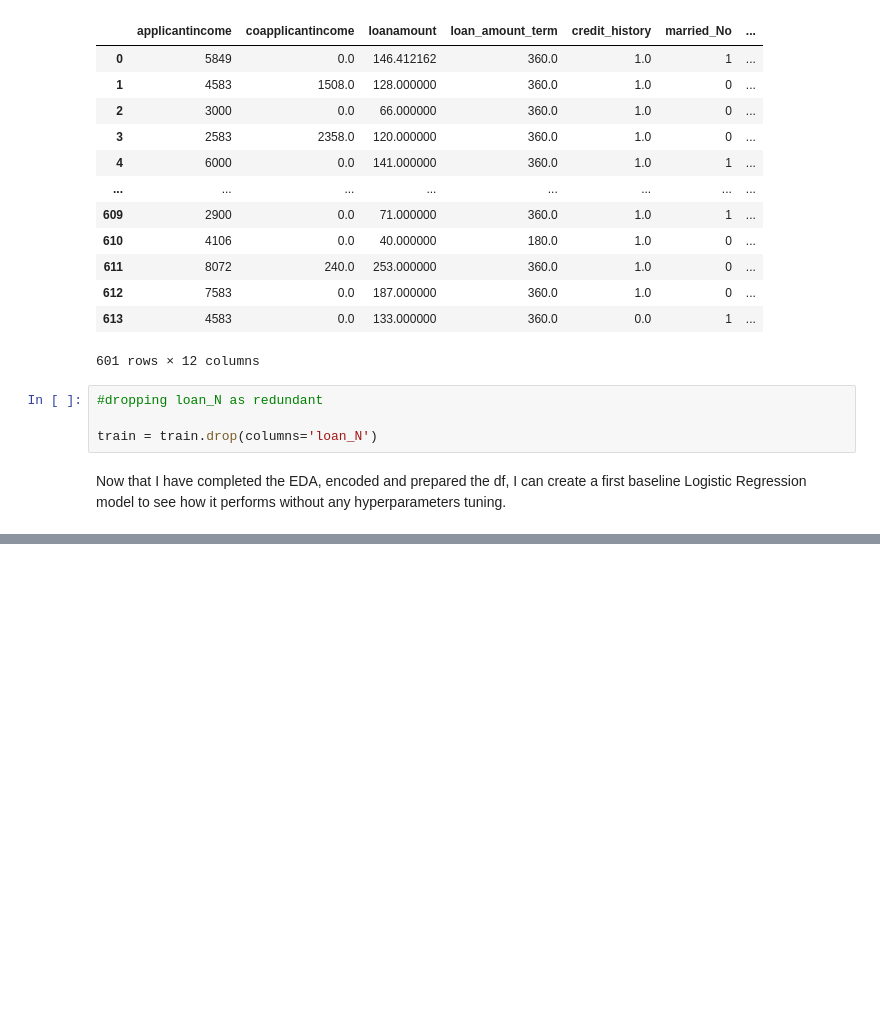
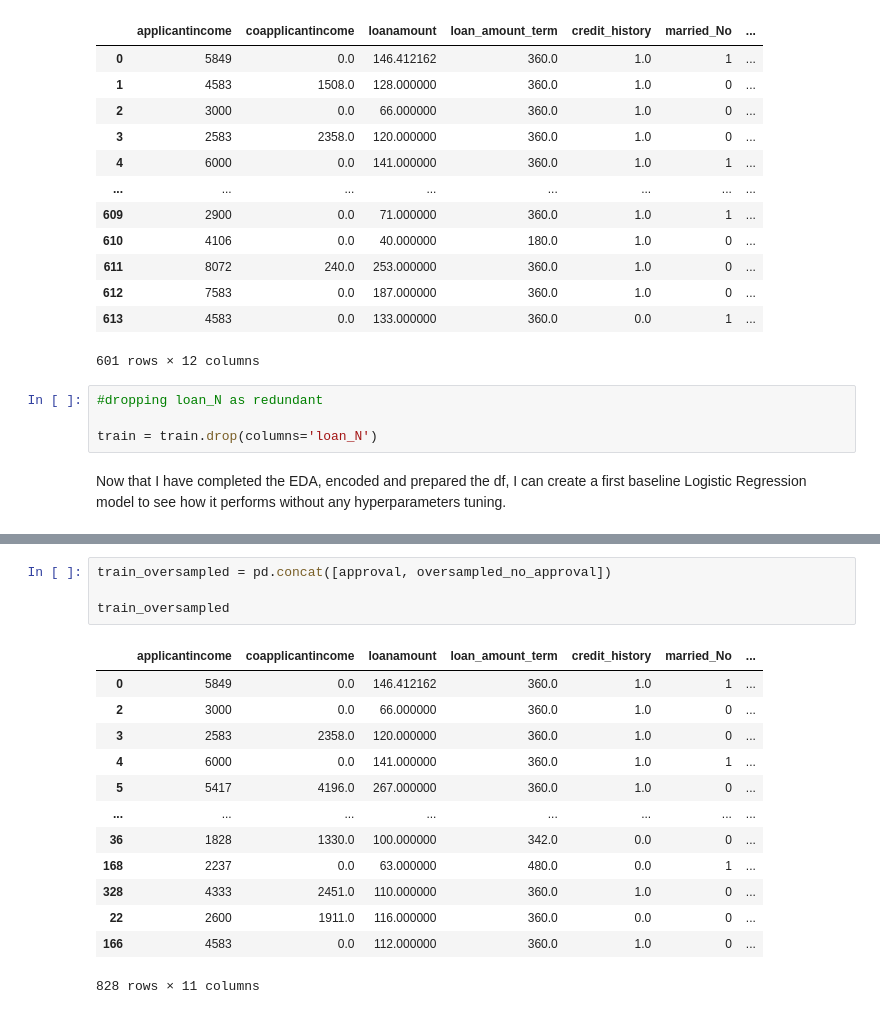
Before and after one commit to MC993/home_loan_approval, a Jupyter notebook: home_loan_notebook.ipynb, the cells around one changed output, grey strips where cells are left out. Cells and saved outputs as stored; diff of their text form; blank space fills up the shorter version.

```diff
--- a/home_loan_notebook.ipynb
+++ b/home_loan_notebook.ipynb
@@ -484,0 +593,18 @@ ModuleNotFoundError: No module named 'sklearn'
+# %%
+train_oversampled = pd.concat([approval, oversampled_no_approval])
+
+train_oversampled
+# %% [output]
+|  | applicantincome | coapplicantincome | loanamount | loan_amount_term | credit_history | married_No | ... |
+| 0 | 5849 | 0.0 | 146.412162 | 360.0 | 1.0 | 1 | ... |
+| 2 | 3000 | 0.0 | 66.000000 | 360.0 | 1.0 | 0 | ... |
+| 3 | 2583 | 2358.0 | 120.000000 | 360.0 | 1.0 | 0 | ... |
+| 4 | 6000 | 0.0 | 141.000000 | 360.0 | 1.0 | 1 | ... |
+| 5 | 5417 | 4196.0 | 267.000000 | 360.0 | 1.0 | 0 | ... |
+| ... | ... | ... | ... | ... | ... | ... | ... |
+| 36 | 1828 | 1330.0 | 100.000000 | 342.0 | 0.0 | 0 | ... |
+| 168 | 2237 | 0.0 | 63.000000 | 480.0 | 0.0 | 1 | ... |
+| 328 | 4333 | 2451.0 | 110.000000 | 360.0 | 1.0 | 0 | ... |
+| 22 | 2600 | 1911.0 | 116.000000 | 360.0 | 0.0 | 0 | ... |
+| 166 | 4583 | 0.0 | 112.000000 | 360.0 | 1.0 | 0 | ... |
+828 rows × 11 columns
```
Also changed, not shown: parts of 12 cells of this notebook.
